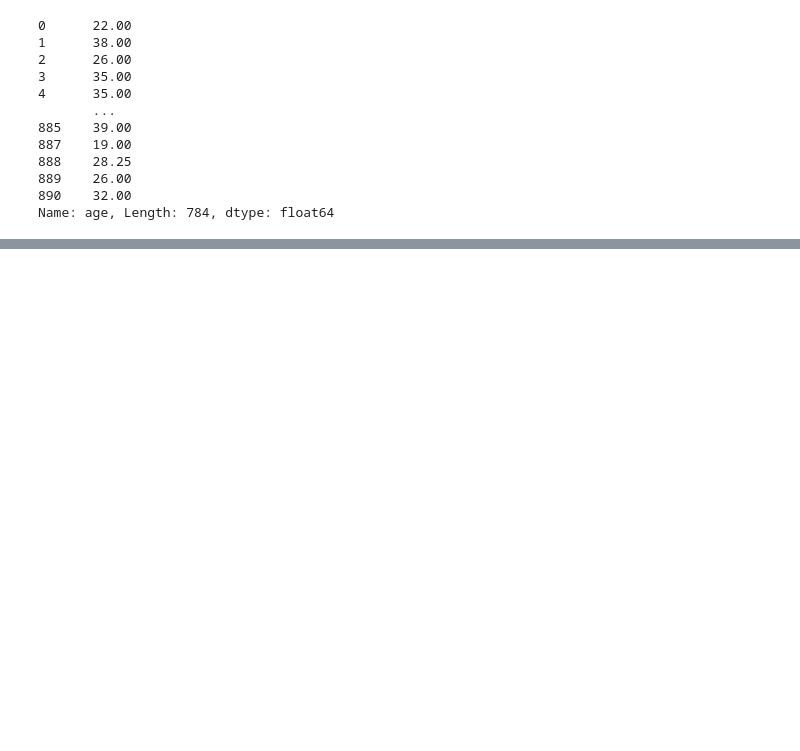
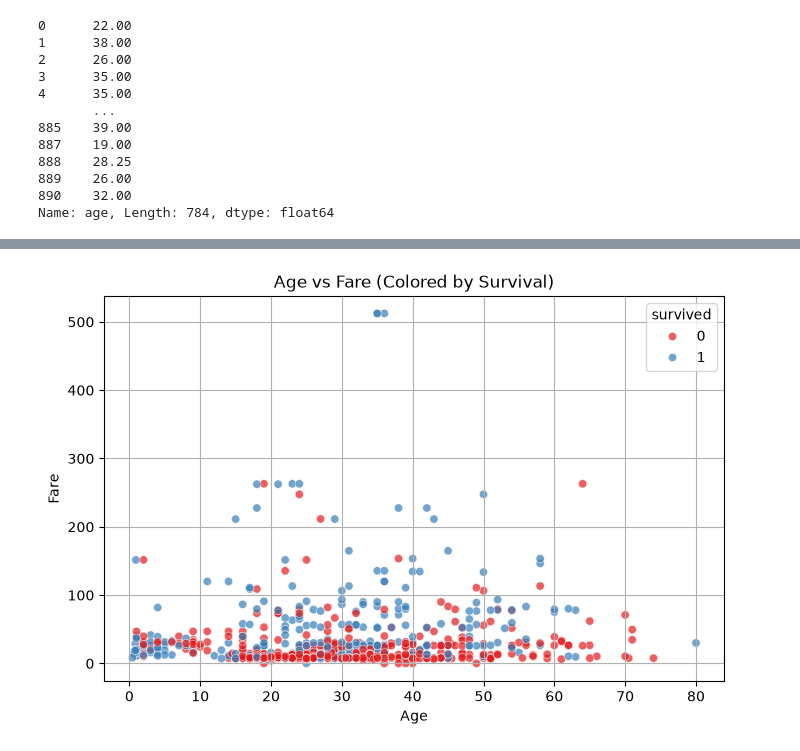
Before and after one commit to Aditya21-dev/Learning_PythonLibraries-, a Jupyter notebook: matplot/seabornn.ipynb, the cells around one changed output, grey strips where cells are left out. Cells and saved outputs as stored; diff of their text form; code cells hidden in the pictures; blank space fills up the shorter version.

Commit message:
preactice grap on a data set tianic

```diff
--- a/matplot/seabornn.ipynb
+++ b/matplot/seabornn.ipynb
@@ -172,0 +185,50 @@ plt.show()
+# %%
+# import seaborn as sns
+# import matplotlib.pyplot as plt
+
+# # Load Titanic dataset
+# df = sns.load_dataset("titanic")
+
+# # Remove rows where age or fare is missing
+# df = df.dropna(subset=["age", "fare"])
+
+# # Create scatter plot
+# plt.figure(figsize=(8, 5))
+# plt.scatter(df["age"], df["fare"], alpha=0.6)
+
+# # Labels and title
+# plt.title("Scatter Plot: Age vs Fare")
+# plt.xlabel("Age")
+# plt.ylabel("Fare")
+
+# # Show plot
+# plt.grid(True)
+# plt.show()
+
+
+
+
+import seaborn as sns
+import matplotlib.pyplot as plt
+
+df = sns.load_dataset("titanic")
+df = df.dropna(subset=["age", "fare"])
+
+plt.figure(figsize=(8, 5))
+
+sns.scatterplot(
+    data=df,
+    x="age",
+    y="fare",
+    hue="survived",
+    palette="Set1",
+    alpha=0.7
+)
+
+plt.title("Age vs Fare (Colored by Survival)")
+plt.xlabel("Age")
+plt.ylabel("Fare")
+plt.grid(True)
+plt.show()
+# %% [output]
+[figure, added]
```
Also changed, not shown: parts of 9 cells of this notebook, 2 other files.
